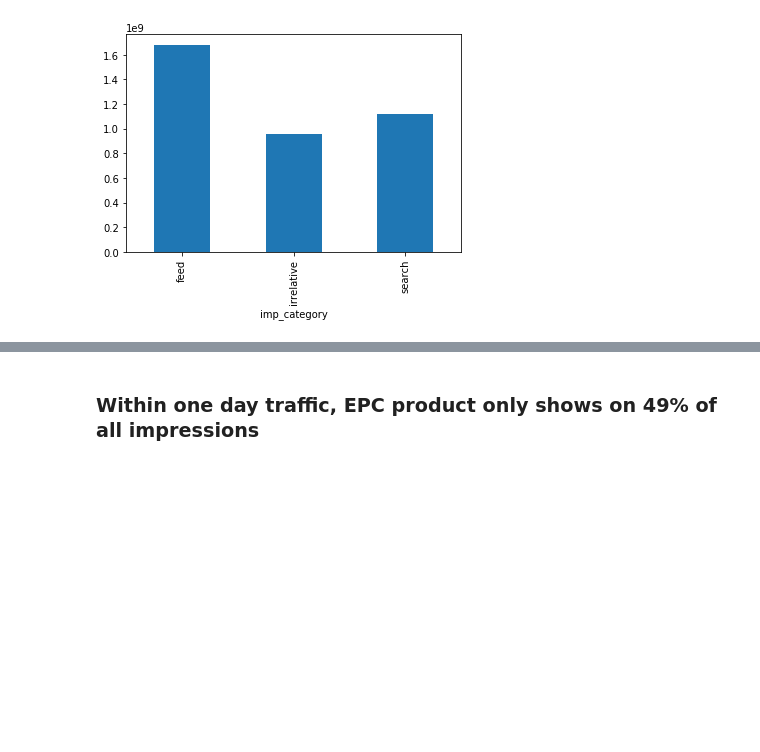
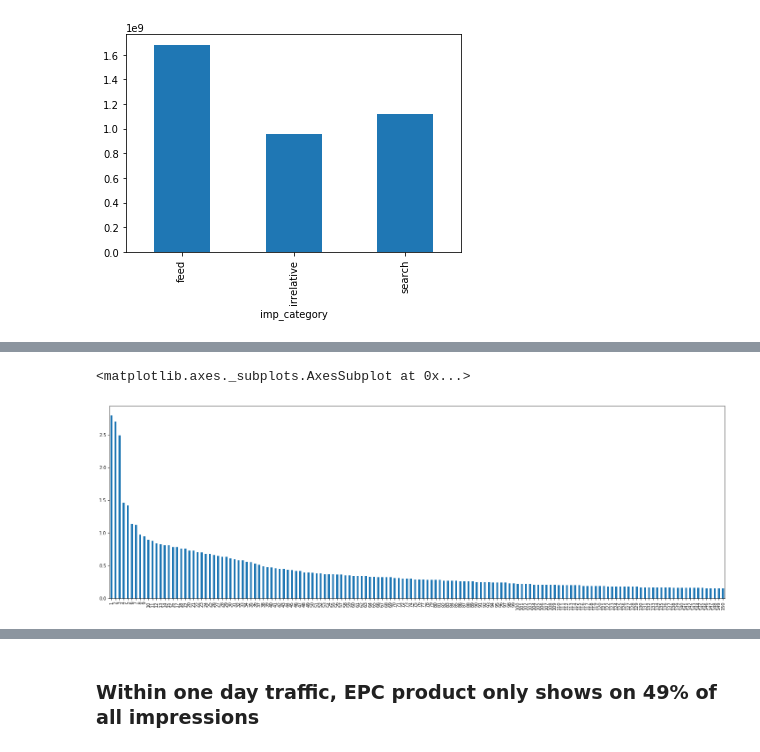
Before and after one commit to zzhang-wish/zzhang_logistics, a Jupyter notebook: EPC_prod_boost/EPC_boost_opportunity_analysis.ipynb, the cells around one changed output, grey strips where cells are left out. Saved outputs shown, nothing was run; the diff lists cells and outputs as text; code cells hidden in the pictures; blank space fills up the shorter version.

```diff
--- a/EPC_prod_boost/EPC_boost_opportunity_analysis.ipynb
+++ b/EPC_prod_boost/EPC_boost_opportunity_analysis.ipynb
@@ -207,0 +206,8 @@ plt.show()
+# %%
+df_imp_epc_groupby_pos = df_imp_epc.groupby('pos')
+# %%
+data2 = pd.DataFrame(df_imp_epc_groupby_pos.impression.sum())
+data2.reset_index(drop=False,inplace=True)
+data2['overall_impression']=df_imp_epc.impression.sum()
+data2['dist%'] = round(100*data2.impression/data2.overall_impression,2)
+data2.head(10)
@@ -207,0 +226,7 @@ plt.show()
+# %%
+plt.figure(figsize=(25, 8))
+mask = (data2['pos']>=1) & (data2['pos']<=150)
+data2.loc[mask,'dist%'].plot(kind='bar')
+# %% [output]
+<matplotlib.axes._subplots.AxesSubplot at 0x...>
+[figure, added]
```
Also changed, not shown: parts of 15 cells of this notebook.
